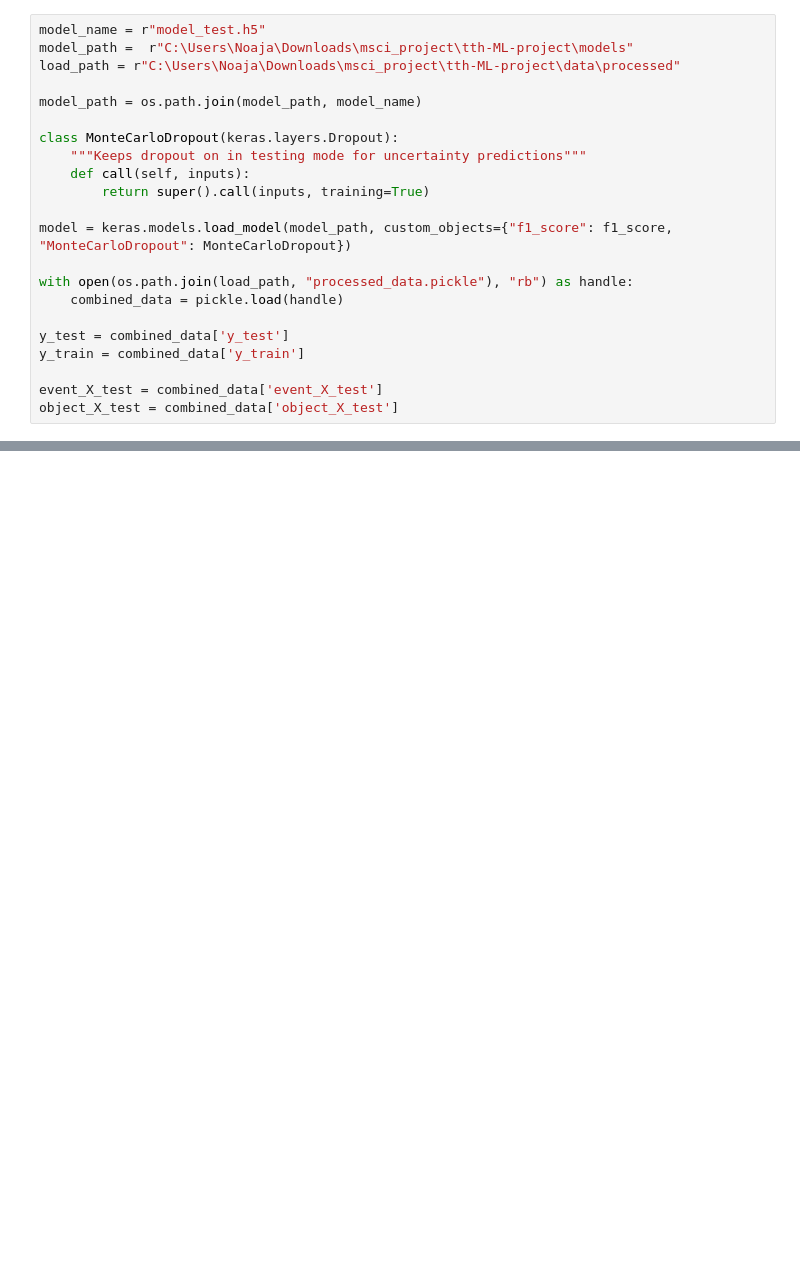
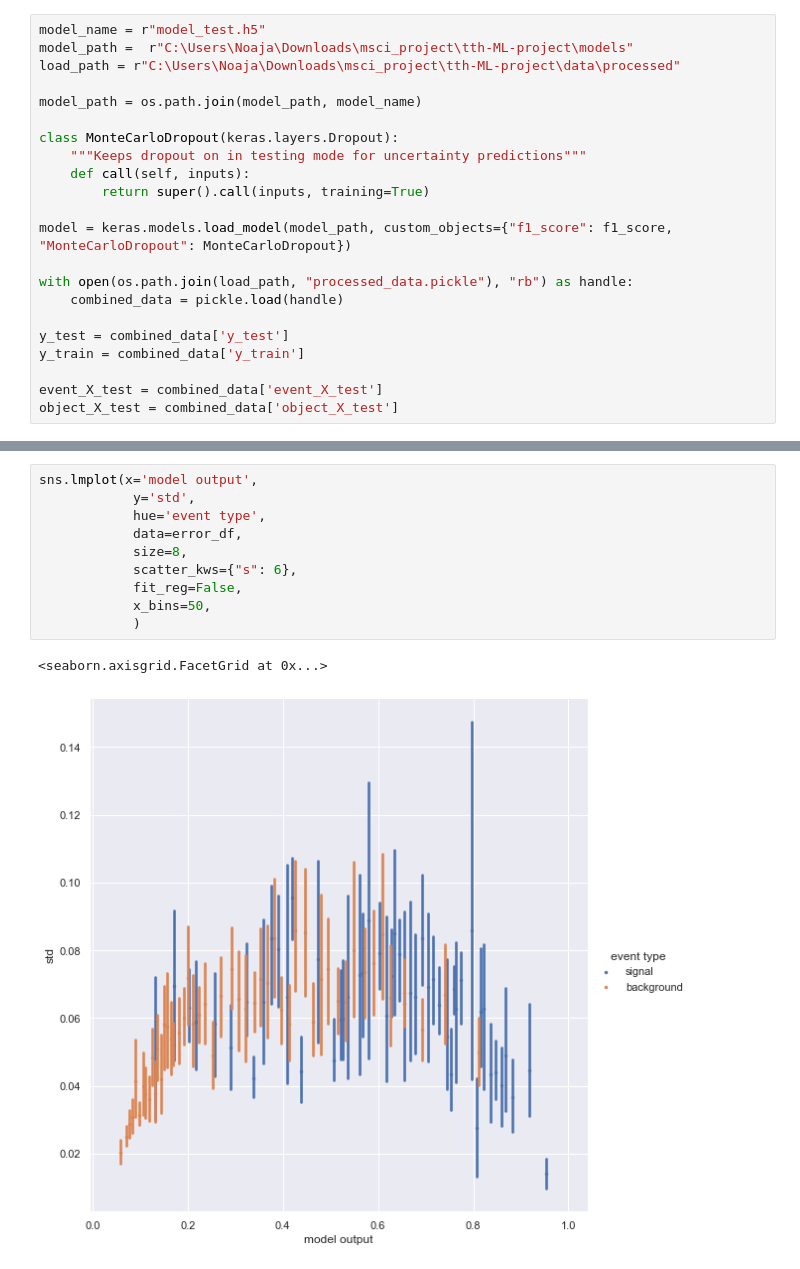
Before and after one commit to NoahHA/tth-ML-project, a Jupyter notebook: notebooks/data_analysis/model_uncertainty.ipynb, the cells around one changed output, grey strips where cells are left out. Drawn from its saved outputs; the diff is of its cells as text; blank space fills up the shorter version.

```diff
--- a/notebooks/data_analysis/model_uncertainty.ipynb
+++ b/notebooks/data_analysis/model_uncertainty.ipynb
@@ -89 +126,14 @@ plt.scatter(*zip(*errors), s=8)
+# %%
+sns.lmplot(x='model output',
+            y='std',
+            hue='event type',
+            data=error_df,
+            size=8,
+            scatter_kws={"s": 6},
+            fit_reg=False,
+            x_bins=50,
+            )
+# %% [output]
+<seaborn.axisgrid.FacetGrid at 0x...>
+[figure, added]
 # %%
```
Also changed, not shown: parts of 9 cells of this notebook, 9 other files.
